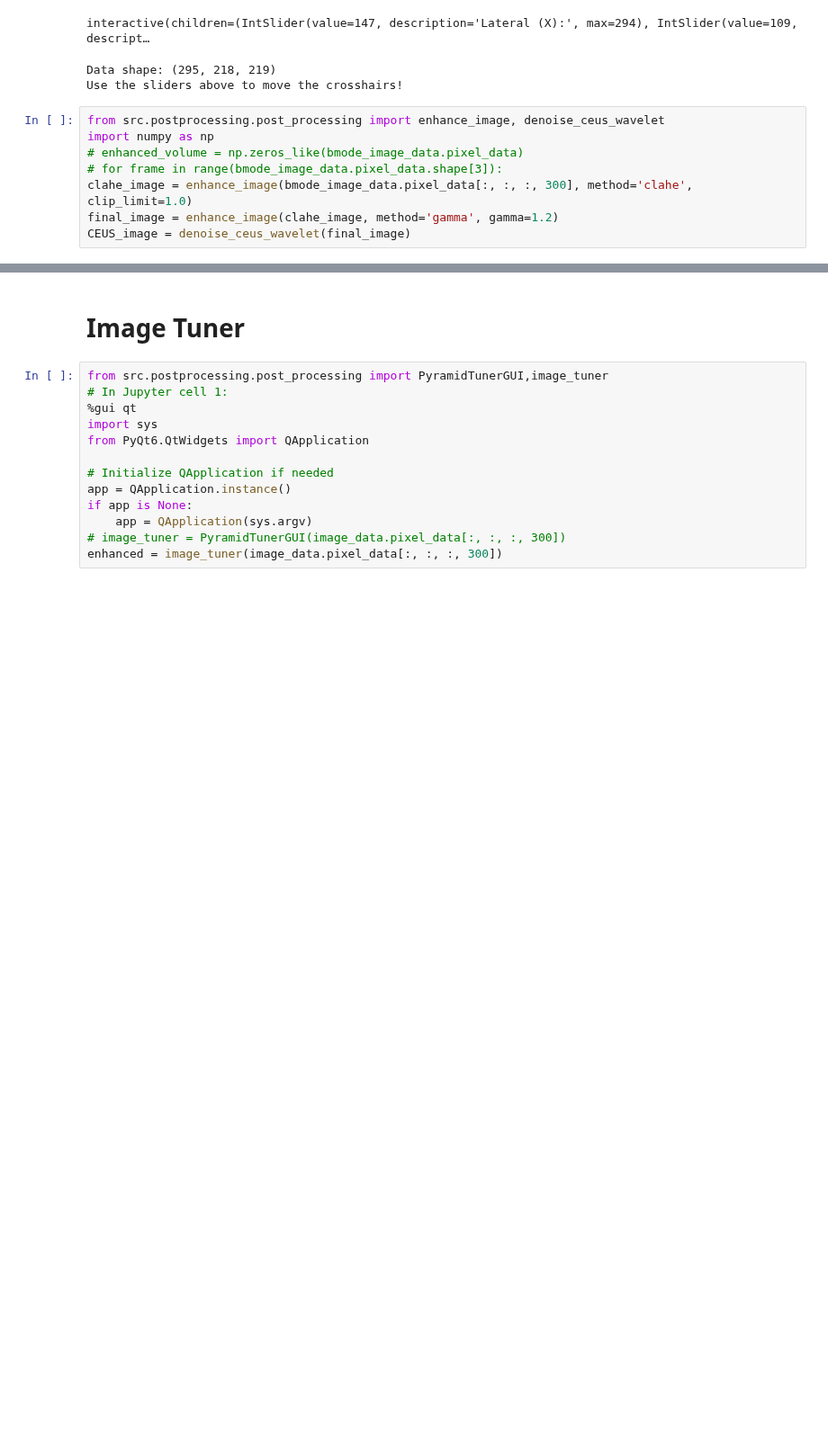
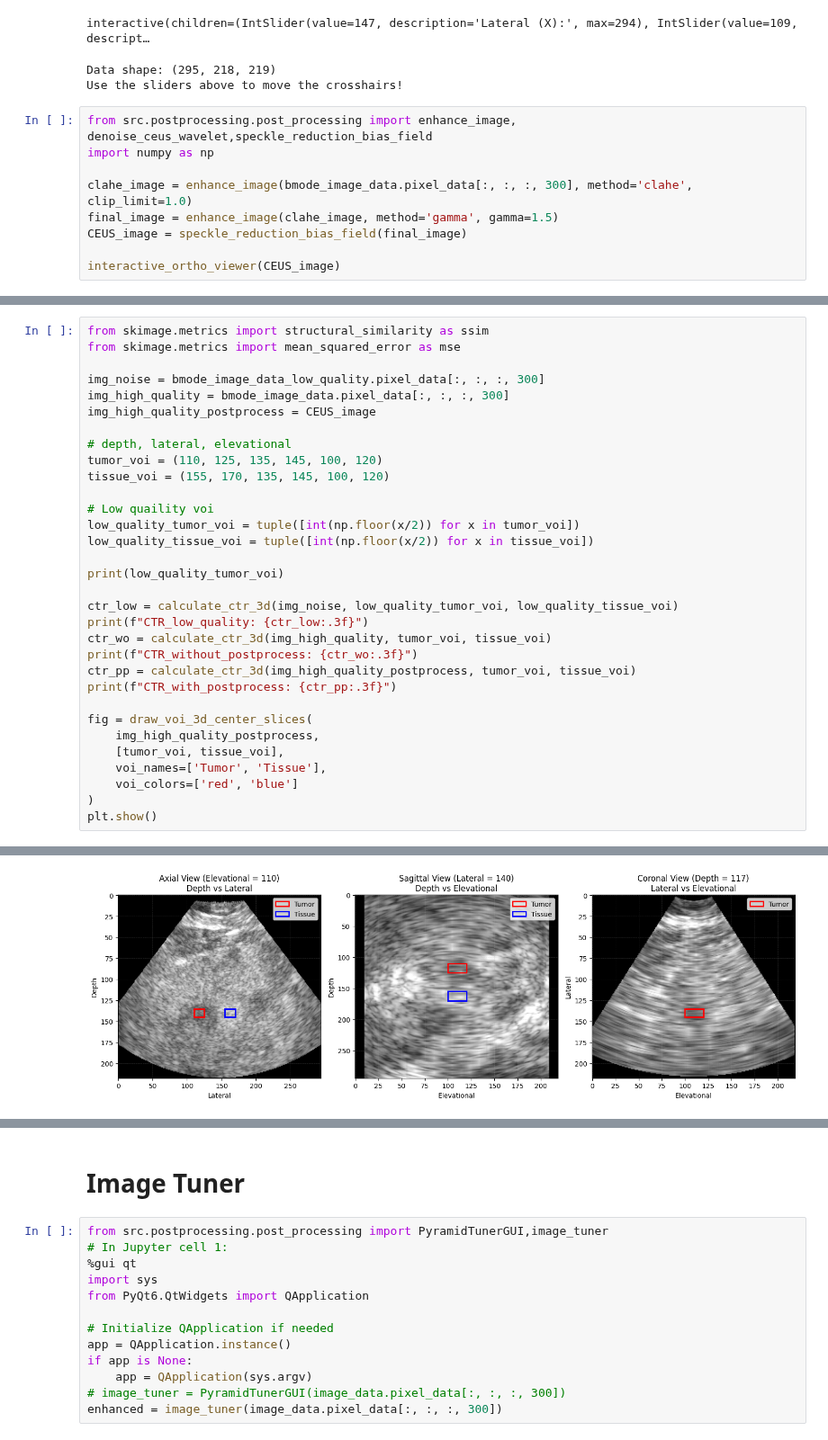
Before and after one commit to TUL-Dev/QuantUS-Plugins-CEUS, a Jupyter notebook: CLI-Demos/Philips_Image_quality.ipynb, the cells around one changed output, grey strips where cells are left out. Shown at 90% size. Drawn from its saved outputs; the diff is of its cells as text; blank space fills up the shorter version.

```diff
--- a/CLI-Demos/Philips_Image_quality.ipynb
+++ b/CLI-Demos/Philips_Image_quality.ipynb
@@ -56,10 +61,11 @@ interactive(children=(IntSlider(value=147, description='Lateral (X):', max=294),
 Data shape: (295, 218, 219)
 Use the sliders above to move the crosshairs!
 # %%
-from src.postprocessing.post_processing import enhance_image, denoise_ceus_wavelet
+from src.postprocessing.post_processing import enhance_image, denoise_ceus_wavelet,speckle_reduction_bias_field
 import numpy as np
-# enhanced_volume = np.zeros_like(bmode_image_data.pixel_data)
-# for frame in range(bmode_image_data.pixel_data.shape[3]):
+
 clahe_image = enhance_image(bmode_image_data.pixel_data[:, :, :, 300], method='clahe', clip_limit=1.0)
-final_image = enhance_image(clahe_image, method='gamma', gamma=1.2)
-CEUS_image = denoise_ceus_wavelet(final_image)
+final_image = enhance_image(clahe_image, method='gamma', gamma=1.5)
+CEUS_image = speckle_reduction_bias_field(final_image)
+
+interactive_ortho_viewer(CEUS_image)
@@ -71,0 +278,33 @@ Use the sliders above to move the crosshairs!
+# %%
+from skimage.metrics import structural_similarity as ssim
+from skimage.metrics import mean_squared_error as mse
+
+img_noise = bmode_image_data_low_quality.pixel_data[:, :, :, 300]
+img_high_quality = bmode_image_data.pixel_data[:, :, :, 300]
+img_high_quality_postprocess = CEUS_image
+
+# depth, lateral, elevational
+tumor_voi = (110, 125, 135, 145, 100, 120)
+tissue_voi = (155, 170, 135, 145, 100, 120)
+
+# Low quaility voi
+low_quality_tumor_voi = tuple([int(np.floor(x/2)) for x in tumor_voi])
+low_quality_tissue_voi = tuple([int(np.floor(x/2)) for x in tissue_voi])
+
+print(low_quality_tumor_voi)
+
+ctr_low = calculate_ctr_3d(img_noise, low_quality_tumor_voi, low_quality_tissue_voi)
+print(f"CTR_low_quality: {ctr_low:.3f}")
+ctr_wo = calculate_ctr_3d(img_high_quality, tumor_voi, tissue_voi)
+print(f"CTR_without_postprocess: {ctr_wo:.3f}")
+ctr_pp = calculate_ctr_3d(img_high_quality_postprocess, tumor_voi, tissue_voi)
+print(f"CTR_with_postprocess: {ctr_pp:.3f}")
+
+fig = draw_voi_3d_center_slices(
+    img_high_quality_postprocess,
+    [tumor_voi, tissue_voi],
+    voi_names=['Tumor', 'Tissue'],
+    voi_colors=['red', 'blue']
+)
+plt.show()
+# %% [output]
@@ -71,0 +319 @@ Use the sliders above to move the crosshairs!
+[figure, added]
```
Also changed, not shown: parts of 16 cells of this notebook, 5 other files.
